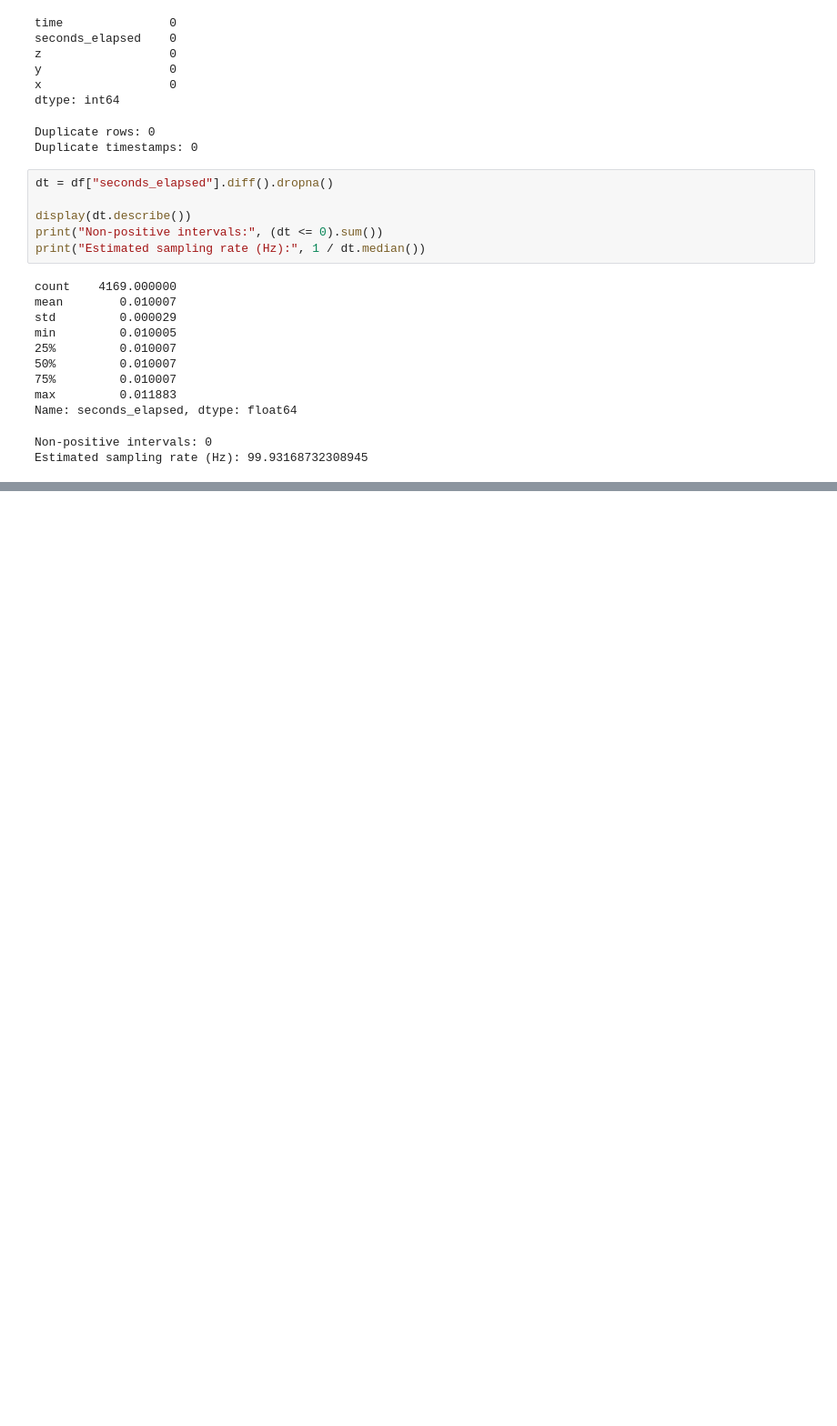
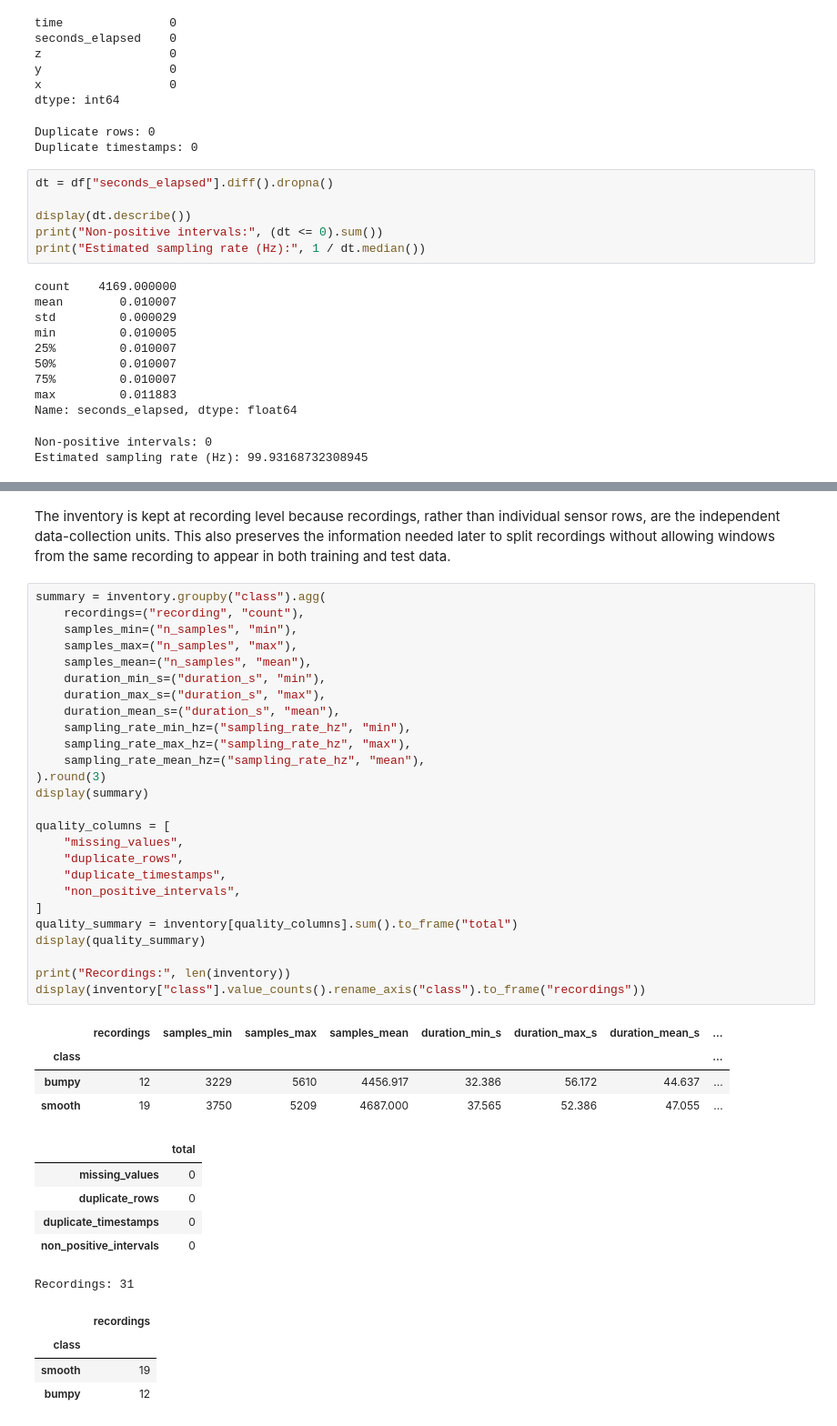
Before and after one commit to LarsHeijnennn/DataAnalysis-LearningMethods, a Jupyter notebook: version1.ipynb, the cells around one changed output, grey strips where cells are left out. Shown at 91% size. Drawn from its saved outputs; the diff is of its cells as text; blank space fills up the shorter version.

```diff
--- a/version1.ipynb
+++ b/version1.ipynb
@@ -96,0 +160,43 @@ These checks support continuing to raw-signal visualization; they do not yet est
+# %% [markdown]
+The inventory is kept at recording level because recordings, rather than individual sensor rows, are the independent data-collection units. This also preserves the information needed later to split recordings without allowing windows from the same recording to appear in both training and test data.
+# %%
+summary = inventory.groupby("class").agg(
+    recordings=("recording", "count"),
+    samples_min=("n_samples", "min"),
+    samples_max=("n_samples", "max"),
+    samples_mean=("n_samples", "mean"),
+    duration_min_s=("duration_s", "min"),
+    duration_max_s=("duration_s", "max"),
+    duration_mean_s=("duration_s", "mean"),
+    sampling_rate_min_hz=("sampling_rate_hz", "min"),
+    sampling_rate_max_hz=("sampling_rate_hz", "max"),
+    sampling_rate_mean_hz=("sampling_rate_hz", "mean"),
+).round(3)
+display(summary)
+
+quality_columns = [
+    "missing_values",
+    "duplicate_rows",
+    "duplicate_timestamps",
+    "non_positive_intervals",
+]
+quality_summary = inventory[quality_columns].sum().to_frame("total")
+display(quality_summary)
+
+print("Recordings:", len(inventory))
+display(inventory["class"].value_counts().rename_axis("class").to_frame("recordings"))
+# %% [output]
+|  | recordings | samples_min | samples_max | samples_mean | duration_min_s | duration_max_s | duration_mean_s | ... |
+| class |  |  |  |  |  |  |  | ... |
+| bumpy | 12 | 3229 | 5610 | 4456.917 | 32.386 | 56.172 | 44.637 | ... |
+| smooth | 19 | 3750 | 5209 | 4687.000 | 37.565 | 52.386 | 47.055 | ... |
+|  | total |
+| missing_values | 0 |
+| duplicate_rows | 0 |
+| duplicate_timestamps | 0 |
+| non_positive_intervals | 0 |
+Recordings: 31
+|  | recordings |
+| class |  |
+| smooth | 19 |
+| bumpy | 12 |
```
Also changed, not shown: parts of 14 cells of this notebook.
